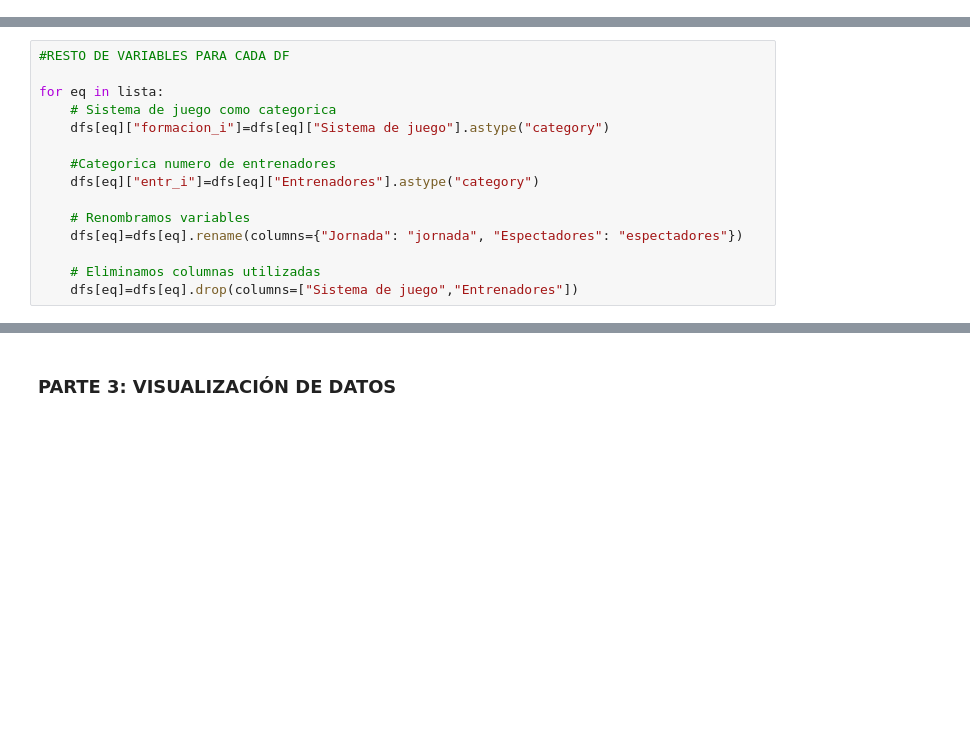
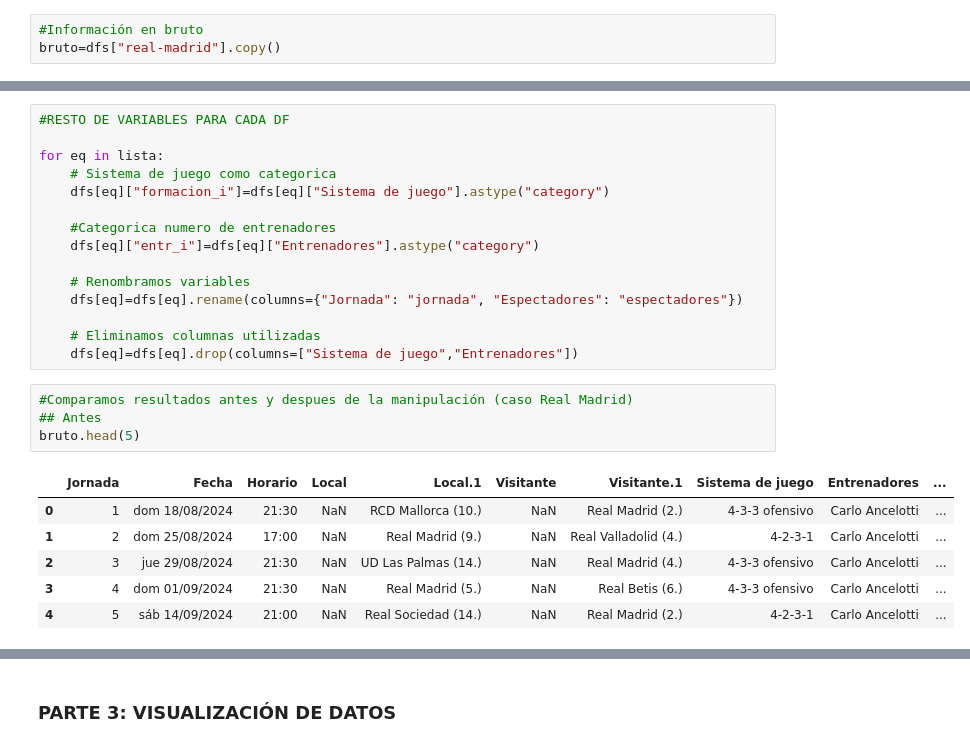
Before and after one commit to jjimvar/web-scraping-project-tutorial, a Jupyter notebook: src/notebook.ipynb, the cells around one changed output, grey strips where cells are left out. Drawn from its saved outputs; the diff is of its cells as text; blank space fills up the shorter version.

```diff
--- a/src/notebook.ipynb
+++ b/src/notebook.ipynb
@@ -68,5 +72,8 @@ for eq,fil in zip(lista,range(len(code))):
 # %% [markdown]
 ### **PARTE 2: MANIPULACIÓN DE DATOS**
+# %%
+#Información en bruto
+bruto=dfs["real-madrid"].copy()
 # %%
 #FECHA PARA CADA DF
 
@@ -201,3 +208,14 @@ for eq in lista:
 
     # Eliminamos columnas utilizadas
     dfs[eq]=dfs[eq].drop(columns=["Sistema de juego","Entrenadores"])
+# %%
+#Comparamos resultados antes y despues de la manipulación (caso Real Madrid)
+## Antes
+bruto.head(5)
+# %% [output]
+|  | Jornada | Fecha | Horario | Local | Local.1 | Visitante | Visitante.1 | Sistema de juego | Entrenadores | ... |
+| 0 | 1 | dom 18/08/2024 | 21:30 | NaN | RCD Mallorca (10.) | NaN | Real Madrid (2.) | 4-3-3 ofensivo | Carlo Ancelotti | ... |
+| 1 | 2 | dom 25/08/2024 | 17:00 | NaN | Real Madrid (9.) | NaN | Real Valladolid (4.) | 4-2-3-1 | Carlo Ancelotti | ... |
+| 2 | 3 | jue 29/08/2024 | 21:30 | NaN | UD Las Palmas (14.) | NaN | Real Madrid (4.) | 4-3-3 ofensivo | Carlo Ancelotti | ... |
+| 3 | 4 | dom 01/09/2024 | 21:30 | NaN | Real Madrid (5.) | NaN | Real Betis (6.) | 4-3-3 ofensivo | Carlo Ancelotti | ... |
+| 4 | 5 | sáb 14/09/2024 | 21:00 | NaN | Real Sociedad (14.) | NaN | Real Madrid (2.) | 4-2-3-1 | Carlo Ancelotti | ... |
```
Also changed, not shown: parts of 3 cells of this notebook.
